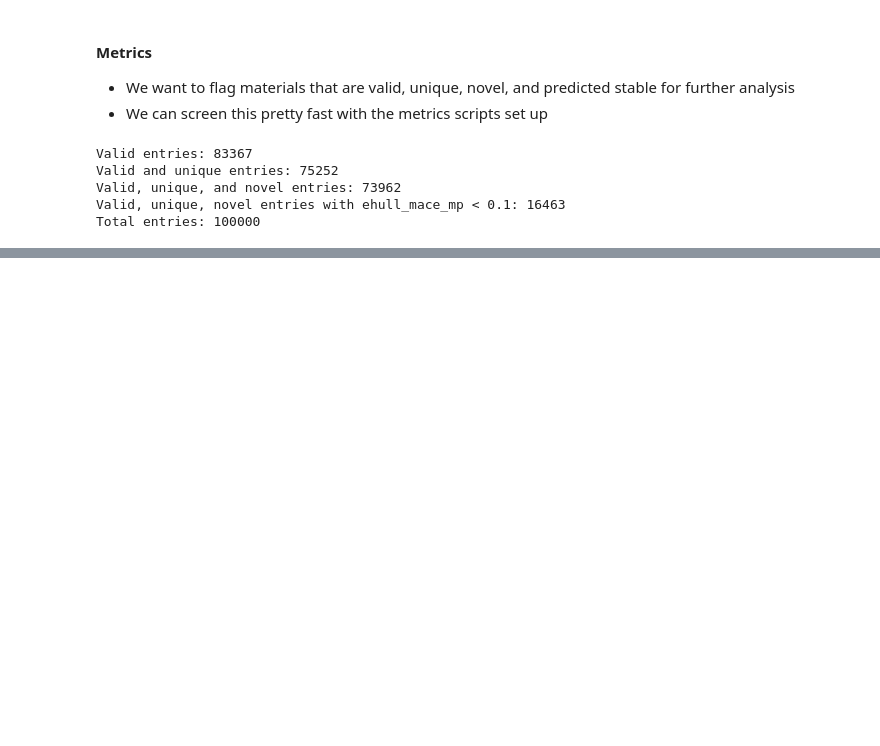
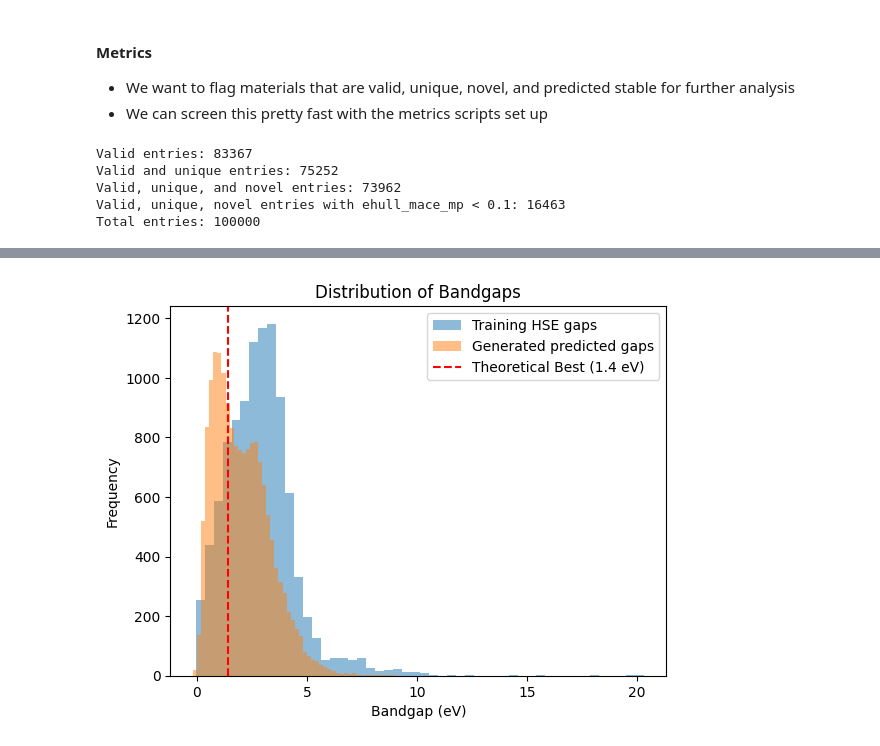
Before and after one commit to C-Bone-UCL/CrystaLLM-pi, a Jupyter notebook: notebooks/X_SLME.ipynb, the cells around one changed output, grey strips where cells are left out. Saved outputs shown, nothing was run; the diff lists cells and outputs as text; code cells hidden in the pictures; blank space fills up the shorter version.

```diff
--- a/notebooks/X_SLME.ipynb
+++ b/notebooks/X_SLME.ipynb
@@ -198,0 +185,23 @@ Total entries: 100000
+# %%
+# Generated materials bandgaps compared to those of the training data
+import __init__
+import pandas as pd
+
+training_hse_gaps = pd.read_json('HF-databases/mpdb-slme/Training_HSE_gaps.json', typ='series')
+# make column 1 ID and column 2 the gap
+training_hse_gaps = training_hse_gaps.reset_index()
+training_hse_gaps.columns = ['material_id', 'HSE_gap']
+gen_pred_hse_gaps = pd.read_csv('HF-databases/mpdb-slme/predicted_HSE_gaps.csv')
+
+# plot HSE_gap and predicted_gap histograms on the same plot, and a target line at 1.4 eV
+import matplotlib.pyplot as plt
+plt.hist(training_hse_gaps['HSE_gap'], bins=50, alpha=0.5, label='Training HSE gaps')
+plt.hist(gen_pred_hse_gaps['predicted_gap'], bins=50, alpha=0.5, label='Generated predicted gaps')
+plt.axvline(x=1.4, color='r', linestyle='--', label='Theoretical Best (1.4 eV)')
+plt.xlabel('Bandgap (eV)')
+plt.ylabel('Frequency')
+plt.title('Distribution of Bandgaps')
+plt.legend()
+plt.show()
+# %% [output]
+[figure, added]
```
Also changed, not shown: parts of 5 cells of this notebook, 36 other files.
